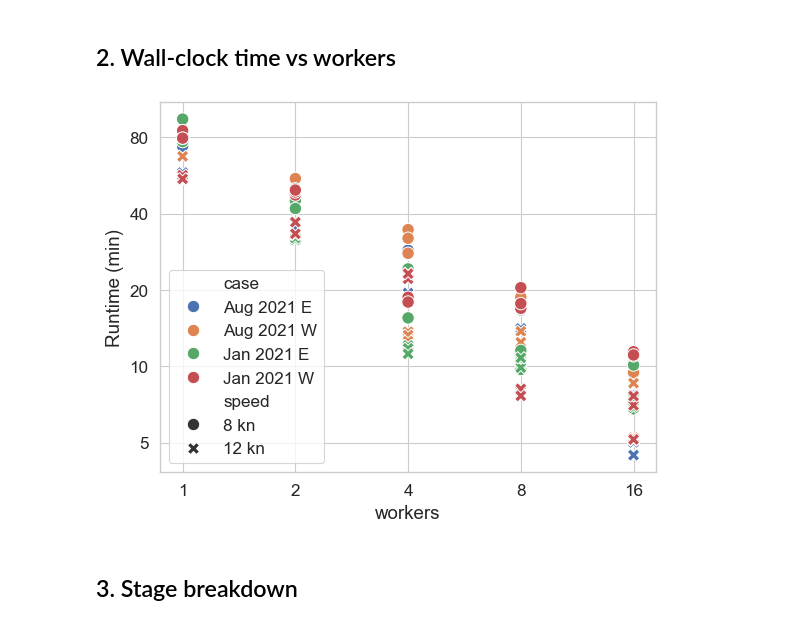
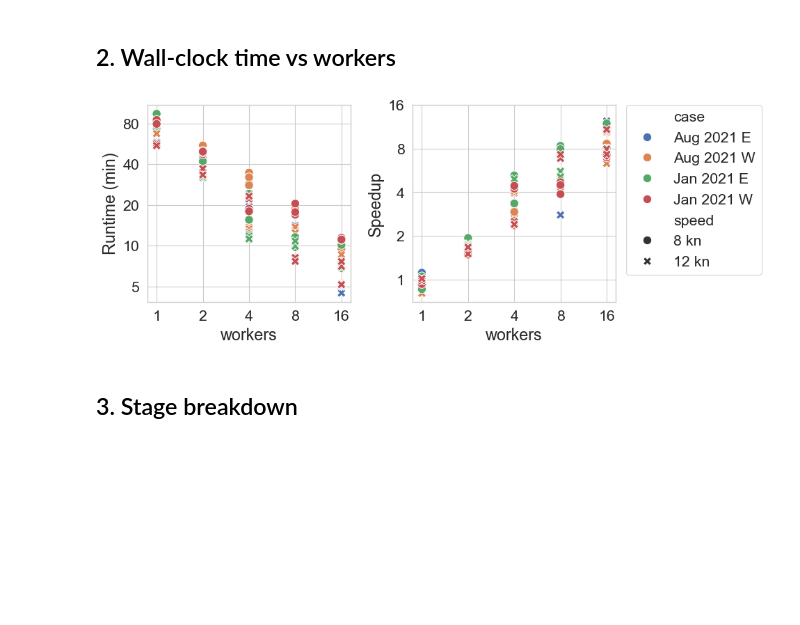
Before and after one commit to willirath/ship_routing, a Jupyter notebook: experiments/perf_001/notebooks/010_perf_analysis.ipynb, the cells around one changed output. Saved outputs shown, nothing was run; the diff lists cells and outputs as text; code cells hidden in the pictures; blank space fills up the shorter version.

Commit message:
Perf analysis

```diff
--- a/experiments/perf_001/notebooks/010_perf_analysis.ipynb
+++ b/experiments/perf_001/notebooks/010_perf_analysis.ipynb
@@ -100,16 +100,42 @@ Replicas per (case, speed, workers):
 |  | 8 kn | 3 | 3 | 3 | 3 | 3 |
 # %% [markdown]
 ## 2. Wall-clock time vs workers
-# %%
-sns.scatterplot(data=perf, x="workers", y="total_min", hue="case", style="speed", s=80)
-plt.ylabel("Runtime (min)")
-plt.yscale("log")
-plt.yticks([5, 10, 20, 40, 80], [5, 10, 20, 40, 80])
-plt.savefig(FIG_DIR / "010_runtime_vs_workers.png", dpi=150)
-plt.savefig(FIG_DIR / "010_runtime_vs_workers.pdf")
-plt.show()
-# %% [output]
-[figure, removed]
+# %%
+fig, (ax1, ax2) = plt.subplots(1, 2, figsize=(10, 4))
+
+sns.scatterplot(data=perf, x="workers", y="total_min", hue="case", style="speed",
+                s=80, ax=ax1, legend=False)
+ax1.set_ylabel("Runtime (min)")
+ax1.set_yscale("log")
+ax1.set_yticks([5, 10, 20, 40, 80])
+ax1.set_yticklabels([5, 10, 20, 40, 80])
+
+# Speedup
+t1_median = (
+    perf[perf.workers == "1"]
+    .groupby(["case", "speed"])
+    .total_min.median()
+    .rename("t1_median")
+)
+perf_sp = perf.merge(t1_median, on=["case", "speed"])
+perf_sp["speedup"] = perf_sp.t1_median / perf_sp.total_min
+
+sns.scatterplot(data=perf_sp, x="workers", y="speedup", hue="case", style="speed",
+                s=80, ax=ax2)
+ax2.set_ylabel("Speedup")
+ax2.set_yscale("log")
+ax2.set_yticks([1, 2, 4, 8, 16])
+ax2.set_yticklabels([1, 2, 4, 8, 16])
+
+# Single legend from ax2, placed outside
+ax2.legend(bbox_to_anchor=(1.05, 1), loc="upper left", borderaxespad=0)
+
+fig.tight_layout()
+fig.savefig(FIG_DIR / "010_perf_combined.png", dpi=150, bbox_inches="tight")
+fig.savefig(FIG_DIR / "010_perf_combined.pdf", bbox_inches="tight")
+plt.show()
+# %% [output]
+[figure, added]
 # %% [markdown]
 ## 3. Stage breakdown
 # %%
```
Also changed, not shown: parts of 4 cells of this notebook, 9 other files.
